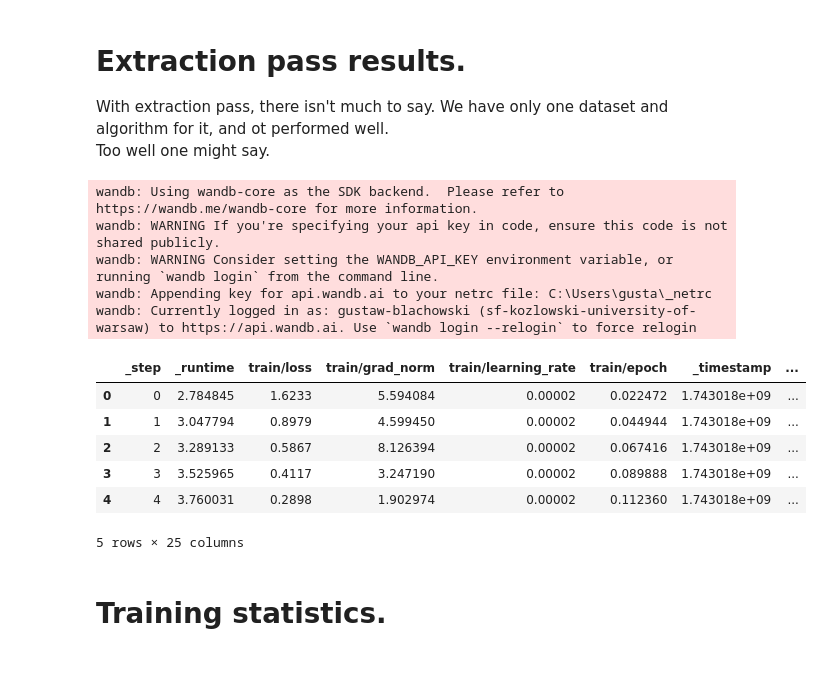
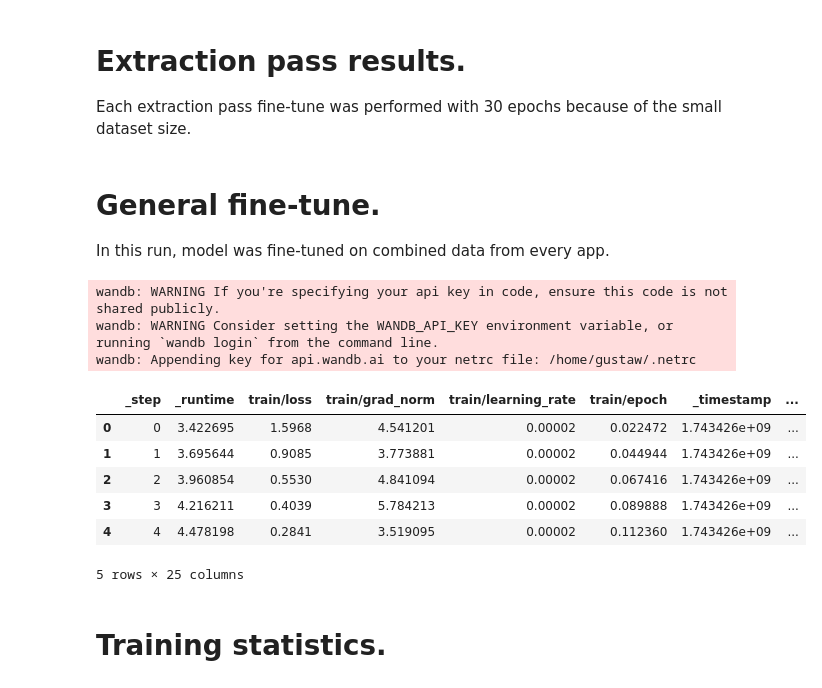
Before and after one commit to ZPP-MURMURAS/ZPP_Murmuras, a Jupyter notebook: bert_fine_tuning_results/final_finetuning/extraction_pass.ipynb, the cells around one changed output. Saved outputs shown, nothing was run; the diff lists cells and outputs as text; code cells hidden in the pictures.

Commit message:
Finish bert fine-tuning reports.

```diff
--- a/bert_fine_tuning_results/final_finetuning/extraction_pass.ipynb
+++ b/bert_fine_tuning_results/final_finetuning/extraction_pass.ipynb
@@ -1,7 +1,6 @@
 # %% [markdown]
 # Extraction pass results.
-With extraction pass, there isn't much to say. We have only one dataset and algorithm for it, and ot performed well. \
-Too well one might say.
+Each extraction pass fine-tune was performed with 30 epochs because of the small dataset size.
 # %%
 import wandb
 import matplotlib.pyplot as plt
@@ -9,28 +8,29 @@ import torch
 import pandas as pd
 from datasets import load_dataset
 from transformers import AutoTokenizer, AutoModelForTokenClassification
+# %% [markdown]
+# General fine-tune.
+In this run, model was fine-tuned on combined data from every app.
 # %%
 wandb.login(key='')
 hf_token = ''
 api = wandb.Api()
 
-project_name = "bert_extraction_ft"
+project_name = "bert_extraction_ft_2"
 
 runs = api.runs(f"sf-kozlowski-university-of-warsaw/{project_name}")
 history = runs[0].history()
 history.head()
 # %% [output]
-wandb: Using wandb-core as the SDK backend.  Please refer to https://wandb.me/wandb-core for more information.
 wandb: WARNING If you're specifying your api key in code, ensure this code is not shared publicly.
 wandb: WARNING Consider setting the WANDB_API_KEY environment variable, or running `wandb login` from the command line.
-wandb: Appending key for api.wandb.ai to your netrc file: C:\Users\gusta\_netrc
-wandb: Currently logged in as: gustaw-blachowski (sf-kozlowski-university-of-warsaw) to https://api.wandb.ai. Use `wandb login --relogin` to force relogin
+wandb: Appending key for api.wandb.ai to your netrc file: /home/gustaw/.netrc
 |  | _step | _runtime | train/loss | train/grad_norm | train/learning_rate | train/epoch | _timestamp | ... |
-| 0 | 0 | 2.784845 | 1.6233 | 5.594084 | 0.00002 | 0.022472 | 1.743018e+09 | ... |
-| 1 | 1 | 3.047794 | 0.8979 | 4.599450 | 0.00002 | 0.044944 | 1.743018e+09 | ... |
-| 2 | 2 | 3.289133 | 0.5867 | 8.126394 | 0.00002 | 0.067416 | 1.743018e+09 | ... |
-| 3 | 3 | 3.525965 | 0.4117 | 3.247190 | 0.00002 | 0.089888 | 1.743018e+09 | ... |
-| 4 | 4 | 3.760031 | 0.2898 | 1.902974 | 0.00002 | 0.112360 | 1.743018e+09 | ... |
+| 0 | 0 | 3.422695 | 1.5968 | 4.541201 | 0.00002 | 0.022472 | 1.743426e+09 | ... |
+| 1 | 1 | 3.695644 | 0.9085 | 3.773881 | 0.00002 | 0.044944 | 1.743426e+09 | ... |
+| 2 | 2 | 3.960854 | 0.5530 | 4.841094 | 0.00002 | 0.067416 | 1.743426e+09 | ... |
+| 3 | 3 | 4.216211 | 0.4039 | 5.784213 | 0.00002 | 0.089888 | 1.743426e+09 | ... |
+| 4 | 4 | 4.478198 | 0.2841 | 3.519095 | 0.00002 | 0.112360 | 1.743426e+09 | ... |
 5 rows × 25 columns
 # %% [markdown]
 # Training statistics.
```
Also changed, not shown: parts of 22 cells of this notebook, 2 other files.
